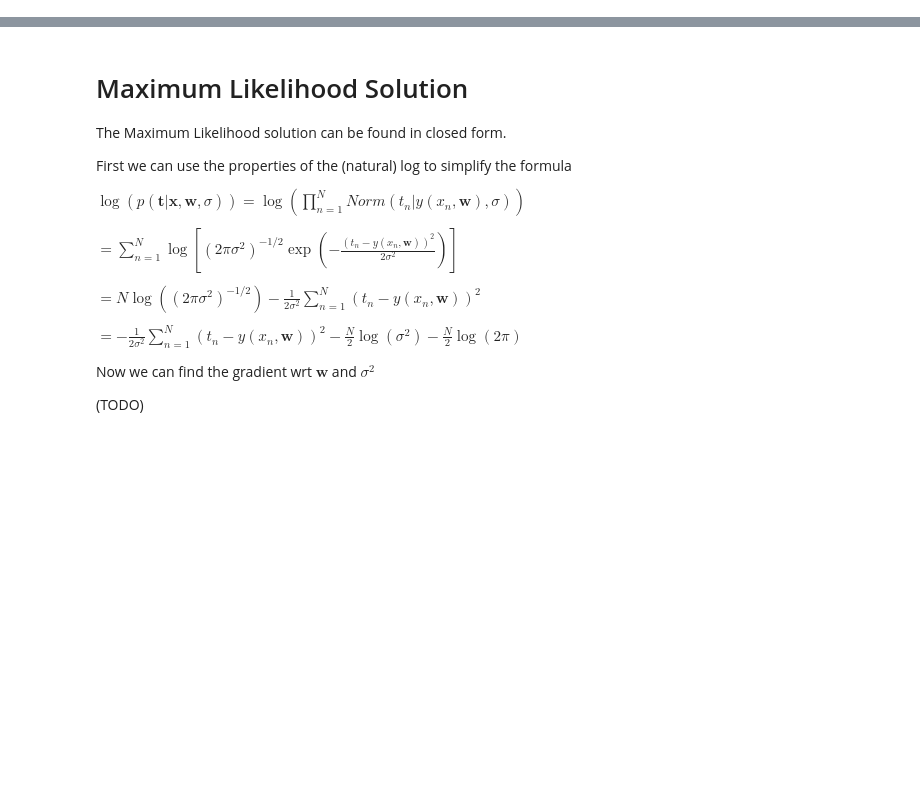
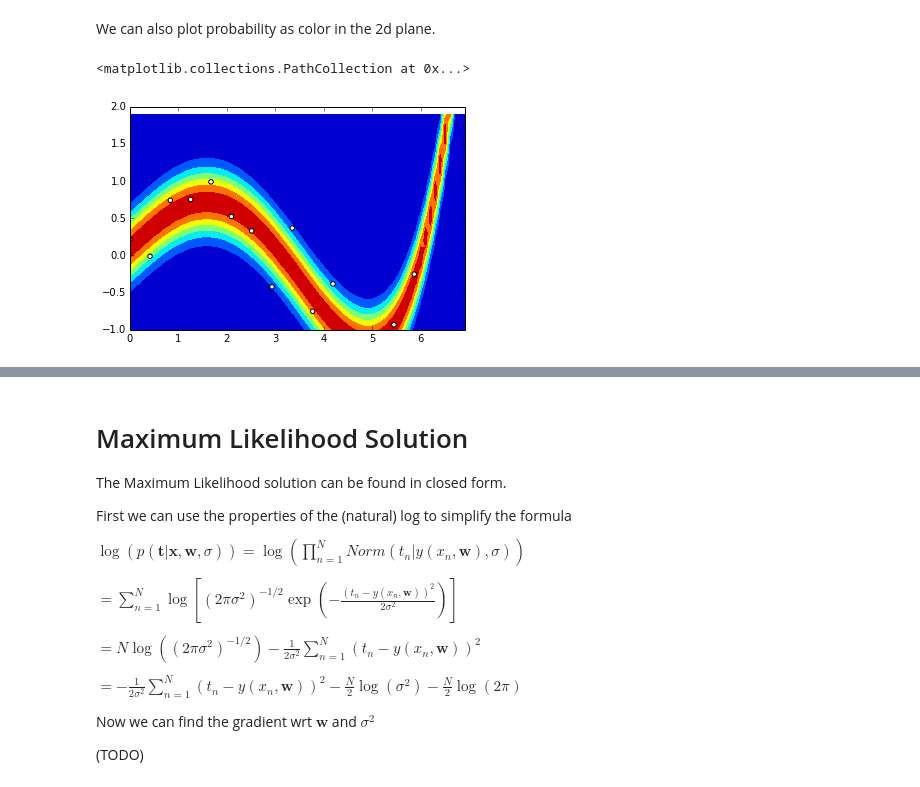
Before and after one commit to jamt9000/prml, a Jupyter notebook: 1.2.5-curve-fitting-revisited.ipynb, the cells around one changed output, grey strips where cells are left out. Cells and saved outputs as stored; diff of their text form; code cells hidden in the pictures; blank space fills up the shorter version.

```diff
--- a/1.2.5-curve-fitting-revisited.ipynb
+++ b/1.2.5-curve-fitting-revisited.ipynb
@@ -93,3 +95,16 @@ text(xvalue + max(pdf_t), polyval(w,xvalue), "  $p(t|x,$w$,\sigma)$")
+# %% [markdown]
+We can also plot probability as color in the 2d plane.
+# %%
+X,Y = meshgrid(arange(0,7,0.1),arange(-1,2,0.1))
+Z = [cond_pdf_t(Yi,Xi,w,sigma) for Xi,Yi in zip(X,Y)]
+Z = array(Z).reshape(X.shape)
+contourf(arange(0,7,0.1),arange(-1,2,0.1), Z)
+xlim([0,6.9])
+ylim([-1,2])
+scatter(x,t,c='w')
+# %% [output]
+<matplotlib.collections.PathCollection at 0x...>
+[figure, added]
 # %%
 # So, now the question is how do we learn the weights w
 # and the standard deviation sigma from our training data
```
Also changed, not shown: parts of 9 cells of this notebook.
